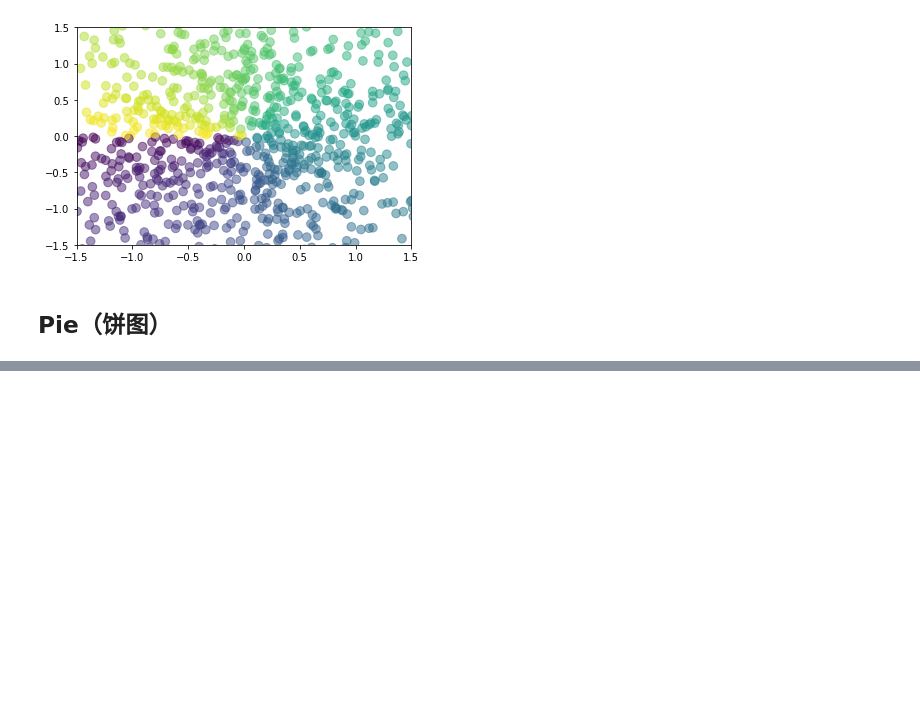
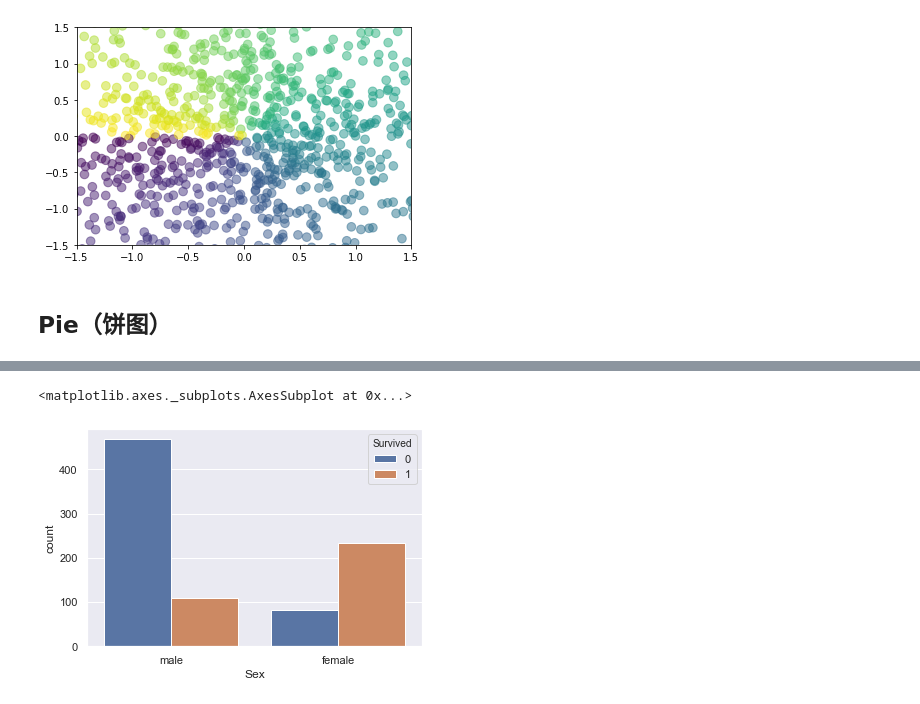
Before and after one commit to maoweixy/AI, a Jupyter notebook: 0Test/matplotlib_test.ipynb, the cells around one changed output, grey strips where cells are left out. Saved outputs shown, nothing was run; the diff lists cells and outputs as text; code cells hidden in the pictures; blank space fills up the shorter version.

```diff
--- a/0Test/matplotlib_test.ipynb
+++ b/0Test/matplotlib_test.ipynb
@@ -157,0 +161,2 @@ plt.ylim(-1.5, 1.5)
+# %%
+data = pd.read_csv('train.csv')
@@ -157,0 +185,8 @@ plt.ylim(-1.5, 1.5)
+# %%
+sns.set()
+# sns.relplot(x="Age", y="Pclass", data=data, kind='line')
+
+sns.countplot(x='Sex', hue='Survived', data=data)
+# %% [output]
+<matplotlib.axes._subplots.AxesSubplot at 0x...>
+[figure, added]
```
Also changed, not shown: parts of 6 cells of this notebook, 11 other files.
